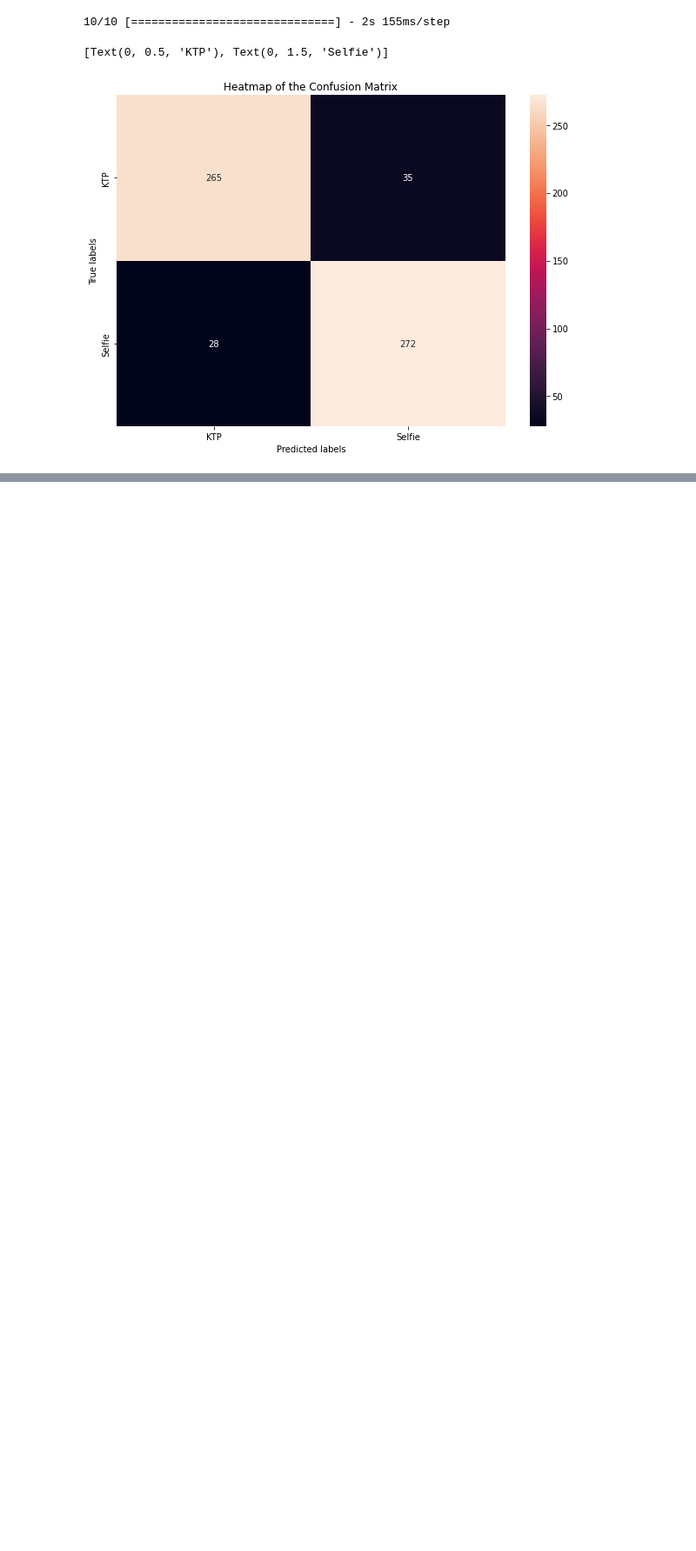
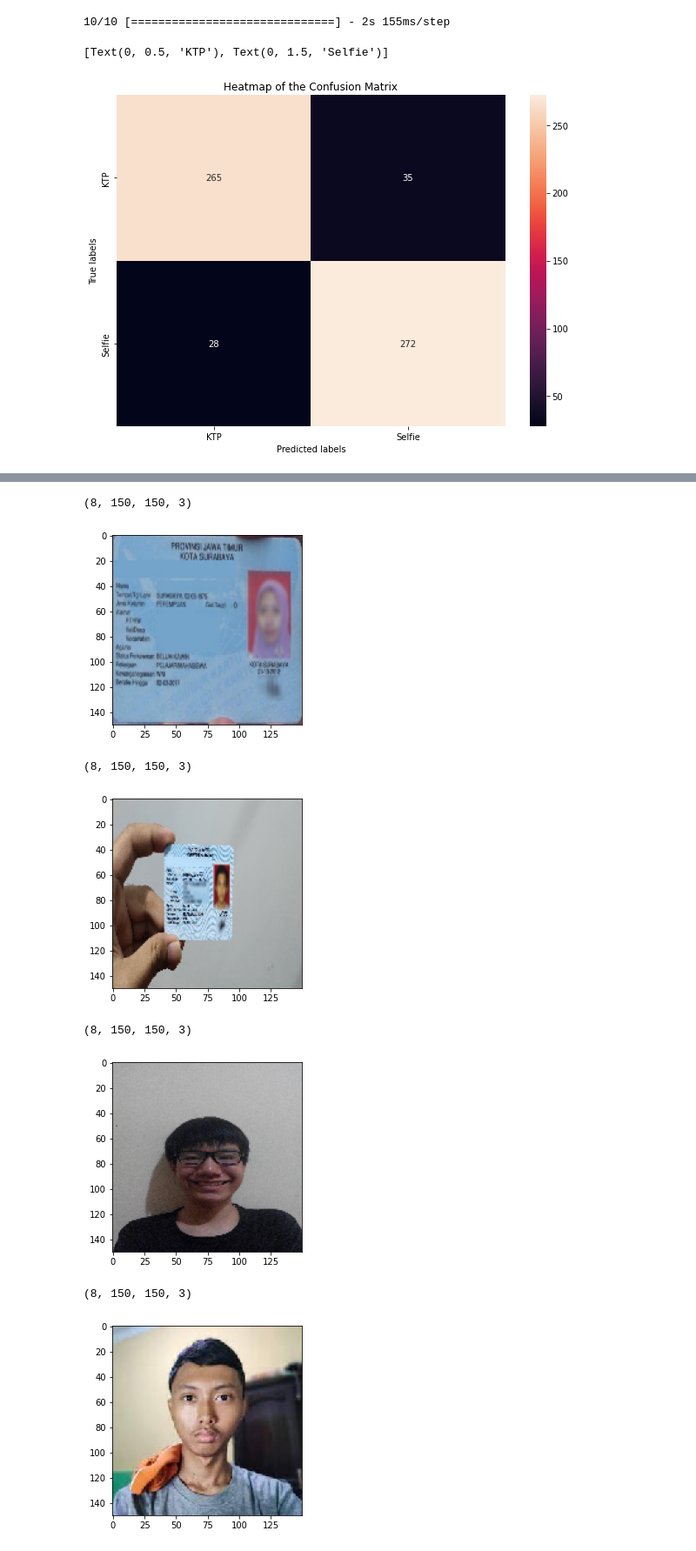
Before and after one commit to imamfirdaus-if/kasbaik, a Jupyter notebook: machine-learning/models/image-processing/image processing model.ipynb, the cells around one changed output, grey strips where cells are left out. Shown at 87% size. Cells and saved outputs as stored; diff of their text form; code cells hidden in the pictures; blank space fills up the shorter version.

Commit message:
test output prediction and convert model to TFLite
test output prediction and convert model to TFLite

```diff
--- a/machine-learning/models/image-processing/image processing model.ipynb
+++ b/machine-learning/models/image-processing/image processing model.ipynb
@@ -186,0 +189,11 @@ ax.xaxis.set_ticklabels(target_names); ax.yaxis.set_ticklabels(target_names)
+# %%
+TEST_DIR = './testing image-processing'
+# %%
+test_datagen = ImageDataGenerator(**datagen_kwargs)
+test_generator = test_datagen.flow_from_directory(
+    #train_data_dir, # same directory as training data
+    TEST_DIR,
+    target_size=(img_height, img_width),
+    batch_size= batch_size,
+    shuffle = False,
+) # set as validation data
@@ -186,0 +204,15 @@ ax.xaxis.set_ticklabels(target_names); ax.yaxis.set_ticklabels(target_names)
+# %%
+for i in range(8):
+    img, label = test_generator.next()
+    print(img.shape)   #  (1,256,256,3)
+    plt.imshow(img[i])
+    plt.show()
+# %% [output]
+(8, 150, 150, 3)
+[figure, added]
+(8, 150, 150, 3)
+[figure, added]
+(8, 150, 150, 3)
+[figure, added]
+(8, 150, 150, 3)
+[figure, added]
```
Also changed, not shown: parts of 12 cells of this notebook, 14 other files.
